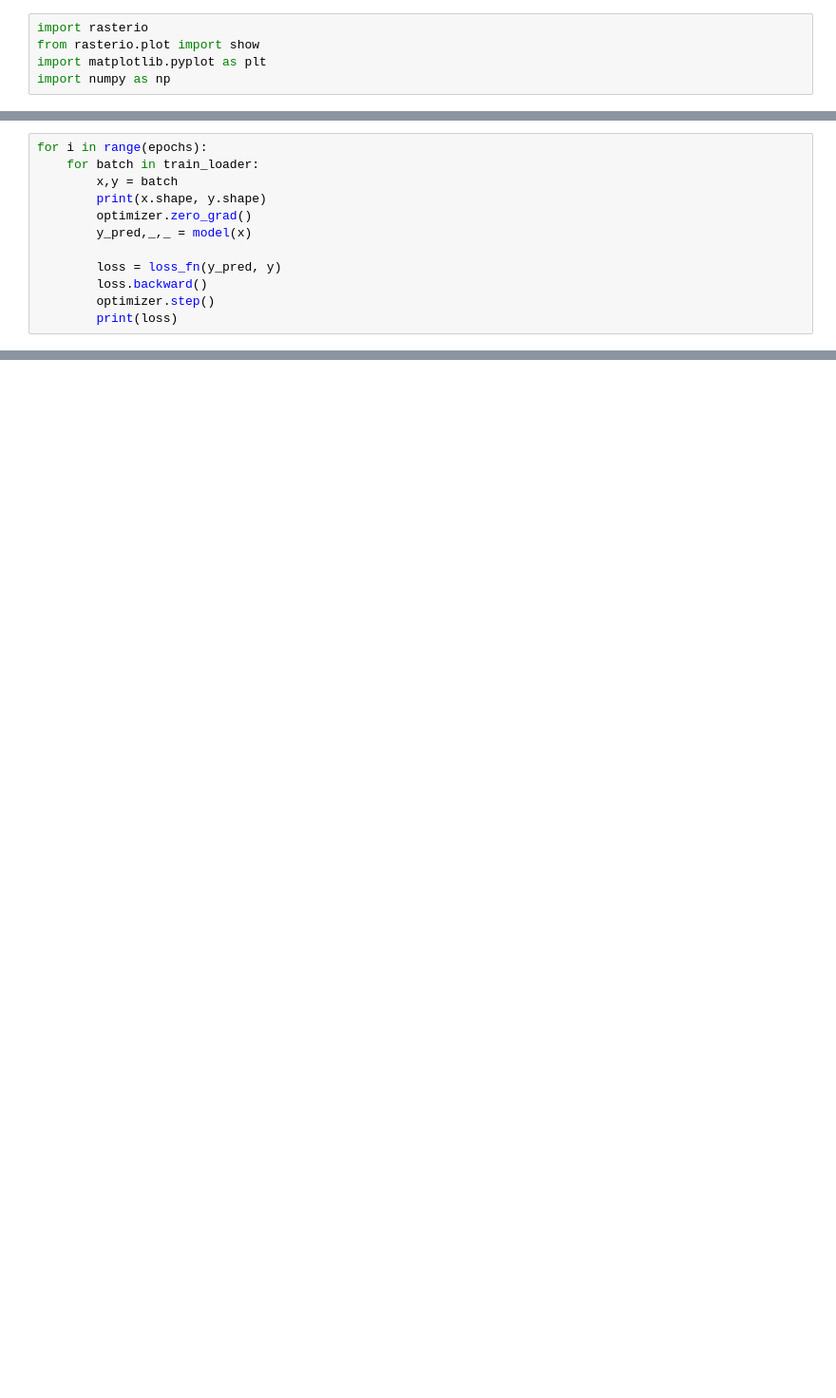
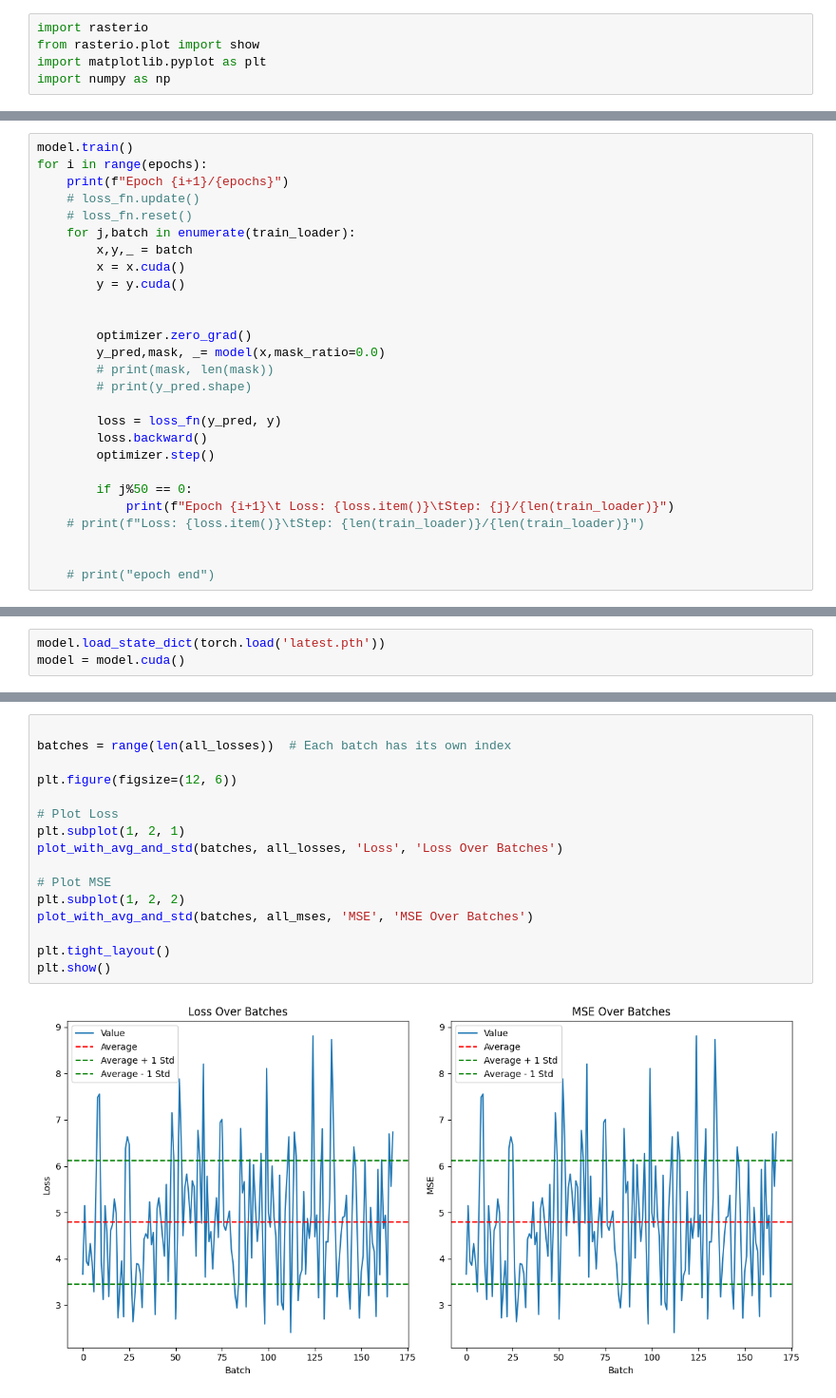
Before and after one commit to guorbit/swir-syntesizer, a Jupyter notebook: simple.ipynb, the cells around one changed output, grey strips where cells are left out. Shown: that part at 95% size. Cells and saved outputs as stored; diff of their text form; blank space fills up the shorter version.

```diff
--- a/simple.ipynb
+++ b/simple.ipynb
@@ -129,13 +339,28 @@ epochs = 1
 # %%
+model.train()
 for i in range(epochs):
-    for batch in train_loader:
-        x,y = batch
-        print(x.shape, y.shape)
+    print(f"Epoch {i+1}/{epochs}")
+    # loss_fn.update()
+    # loss_fn.reset()
+    for j,batch in enumerate(train_loader):
+        x,y,_ = batch
+        x = x.cuda()
+        y = y.cuda()
+
+
         optimizer.zero_grad()
-        y_pred,_,_ = model(x)
+        y_pred,mask, _= model(x,mask_ratio=0.0)
+        # print(mask, len(mask))
+        # print(y_pred.shape)
 
         loss = loss_fn(y_pred, y)
         loss.backward()
         optimizer.step()
-        print(loss)
+
+        if j%50 == 0:
+            print(f"Epoch {i+1}\t Loss: {loss.item()}\tStep: {j}/{len(train_loader)}")
+    # print(f"Loss: {loss.item()}\tStep: {len(train_loader)}/{len(train_loader)}")
+
+
+    # print("epoch end")
 # %% [output]
@@ -180,0 +546,3 @@ with torch.no_grad():
+# %%
+model.load_state_dict(torch.load('latest.pth'))
+model = model.cuda()
@@ -180,0 +605,18 @@ with torch.no_grad():
+# %%
+
+batches = range(len(all_losses))  # Each batch has its own index
+
+plt.figure(figsize=(12, 6))
+
+# Plot Loss
+plt.subplot(1, 2, 1)
+plot_with_avg_and_std(batches, all_losses, 'Loss', 'Loss Over Batches')
+
+# Plot MSE
+plt.subplot(1, 2, 2)
+plot_with_avg_and_std(batches, all_mses, 'MSE', 'MSE Over Batches')
+
+plt.tight_layout()
+plt.show()
+# %% [output]
+[figure, added]
```
Also changed, not shown: parts of 27 cells of this notebook, 2 other files.
